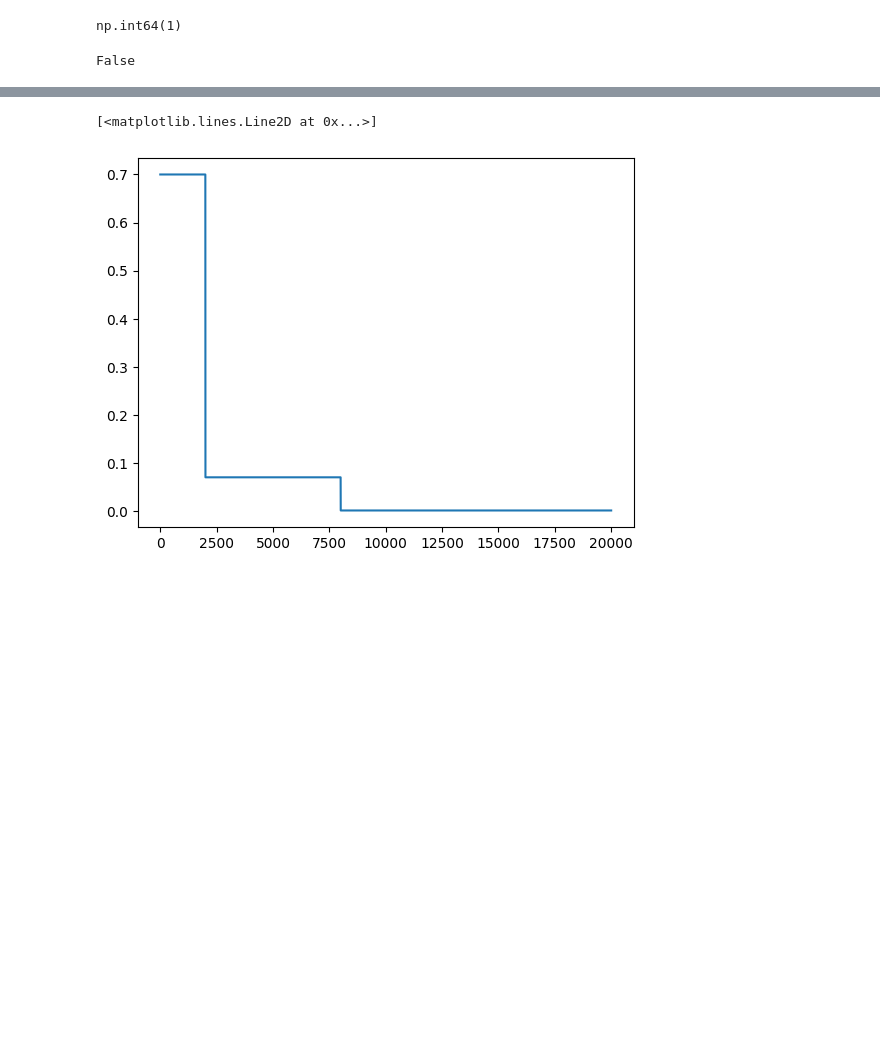
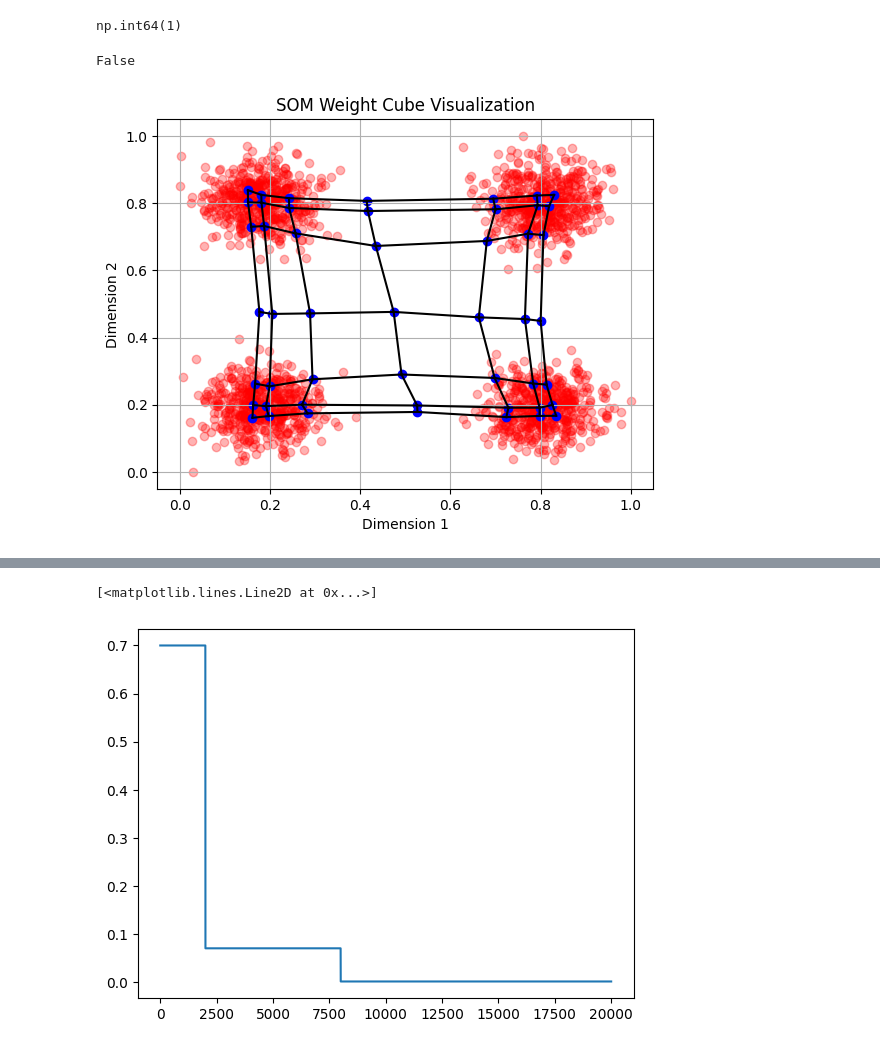
Before and after one commit to XENONnT/SOM_package, a Jupyter notebook: examples/Untitled.ipynb, the cells around one changed output, grey strips where cells are left out. Cells and saved outputs as stored; diff of their text form; code cells hidden in the pictures; blank space fills up the shorter version.

```diff
--- a/examples/Untitled.ipynb
+++ b/examples/Untitled.ipynb
@@ -165,6 +169,48 @@ som_model_simple.is_trained
 False
 # %%
 som_model_simple.train(gaussian_data_4_classes_norm)
+# %%
+N = 7
+# Create the plot
+fig, ax = plt.subplots()
+
+# Plot the neurons (scatter plot)
+plt.scatter(gaussian_data_4_classes_norm[:, 0],
+            gaussian_data_4_classes_norm[:, 1], alpha=0.3,
+           color = 'red')
+
+for i in range(N):
+    for j in range(N):
+        ax.scatter(som_model_simple.weight_cube[i, j, 0],
+                   som_model_simple.weight_cube[i, j, 1], color='blue')
+
+# Connect adjacent neurons
+for i in range(N):
+    for j in range(N):
+        # Horizontal connections
+        if j < N - 1:
+            ax.plot([som_model_simple.weight_cube[i, j, 0],
+                     som_model_simple.weight_cube[i, j+1, 0]],
+                    [som_model_simple.weight_cube[i, j, 1],
+                     som_model_simple.weight_cube[i, j+1, 1]], color='black')
+
+        # Vertical connections
+        if i < N - 1:
+            ax.plot([som_model_simple.weight_cube[i, j, 0],
+                     som_model_simple.weight_cube[i+1, j, 0]],
+                    [som_model_simple.weight_cube[i, j, 1],
+                     som_model_simple.weight_cube[i+1, j, 1]], color='black')
+
+# Customize the plot
+ax.set_title('SOM Weight Cube Visualization')
+ax.set_xlabel('Dimension 1')
+ax.set_ylabel('Dimension 2')
+ax.grid(True)
+
+# Show the plot
+plt.show()
+# %% [output]
+[figure, added]
 # %%
 som_model_simple.weight_cube_history
 # %% [output]
```
Also changed, not shown: parts of 9 cells of this notebook, 7 other files.
